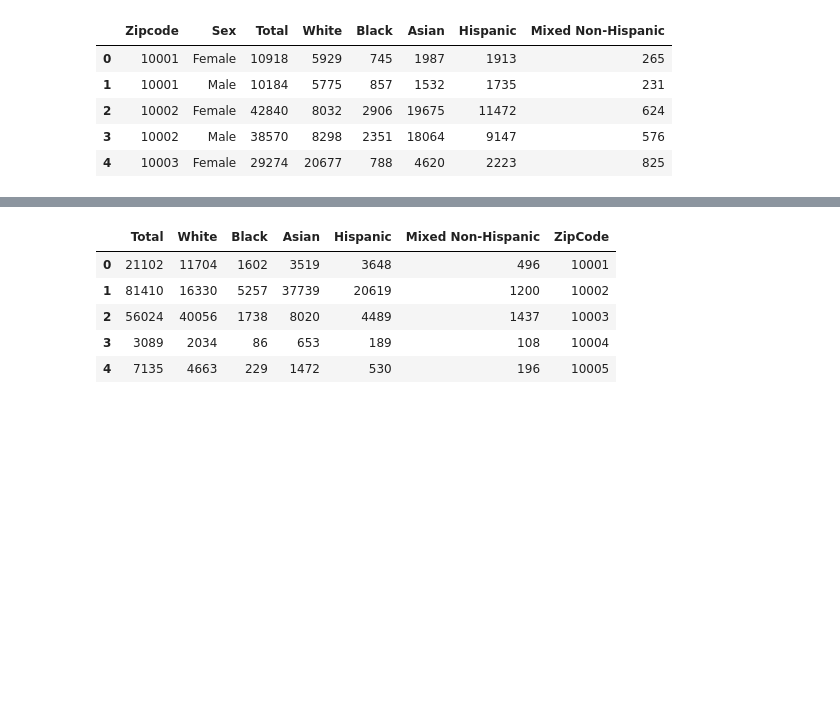
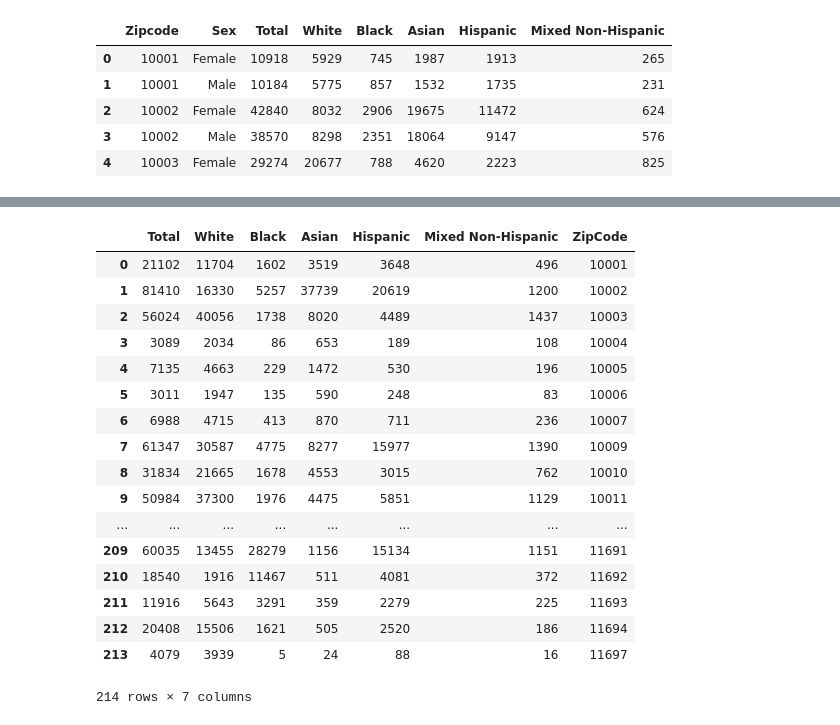
Before and after one commit to dm3805/ADS, a Jupyter notebook: Project_1.ipynb, the cells around one changed output, grey strips where cells are left out. Cells and saved outputs as stored; diff of their text form; code cells hidden in the pictures; blank space fills up the shorter version.

```diff
--- a/Project_1.ipynb
+++ b/Project_1.ipynb
@@ -59,16 +110,28 @@ dtype: object
 # %%
 #Combining genders for Census data
 grouped_census = data_census.groupby(['ZipCode']).sum()
 grouped_census['ZipCode'] = grouped_census.index
 grouped_census.index = range(0,len(grouped_census))
-grouped_census.head()
+grouped_census
 # %% [output]
 |  | Total | White | Black | Asian | Hispanic | Mixed Non-Hispanic | ZipCode |
 | 0 | 21102 | 11704 | 1602 | 3519 | 3648 | 496 | 10001 |
 | 1 | 81410 | 16330 | 5257 | 37739 | 20619 | 1200 | 10002 |
 | 2 | 56024 | 40056 | 1738 | 8020 | 4489 | 1437 | 10003 |
 | 3 | 3089 | 2034 | 86 | 653 | 189 | 108 | 10004 |
 | 4 | 7135 | 4663 | 229 | 1472 | 530 | 196 | 10005 |
+| 5 | 3011 | 1947 | 135 | 590 | 248 | 83 | 10006 |
+| 6 | 6988 | 4715 | 413 | 870 | 711 | 236 | 10007 |
+| 7 | 61347 | 30587 | 4775 | 8277 | 15977 | 1390 | 10009 |
+| 8 | 31834 | 21665 | 1678 | 4553 | 3015 | 762 | 10010 |
+| 9 | 50984 | 37300 | 1976 | 4475 | 5851 | 1129 | 10011 |
+| ... | ... | ... | ... | ... | ... | ... | ... |
+| 209 | 60035 | 13455 | 28279 | 1156 | 15134 | 1151 | 11691 |
+| 210 | 18540 | 1916 | 11467 | 511 | 4081 | 372 | 11692 |
+| 211 | 11916 | 5643 | 3291 | 359 | 2279 | 225 | 11693 |
+| 212 | 20408 | 15506 | 1621 | 505 | 2520 | 186 | 11694 |
+| 213 | 4079 | 3939 | 5 | 24 | 88 | 16 | 11697 |
+214 rows × 7 columns
 # %%
 #Joining Census data to 311 data
 data_311census = pd.merge(data_311, grouped_census, how='left', on=['ZipCode'])
```
Also changed, not shown: parts of 30 cells of this notebook.
